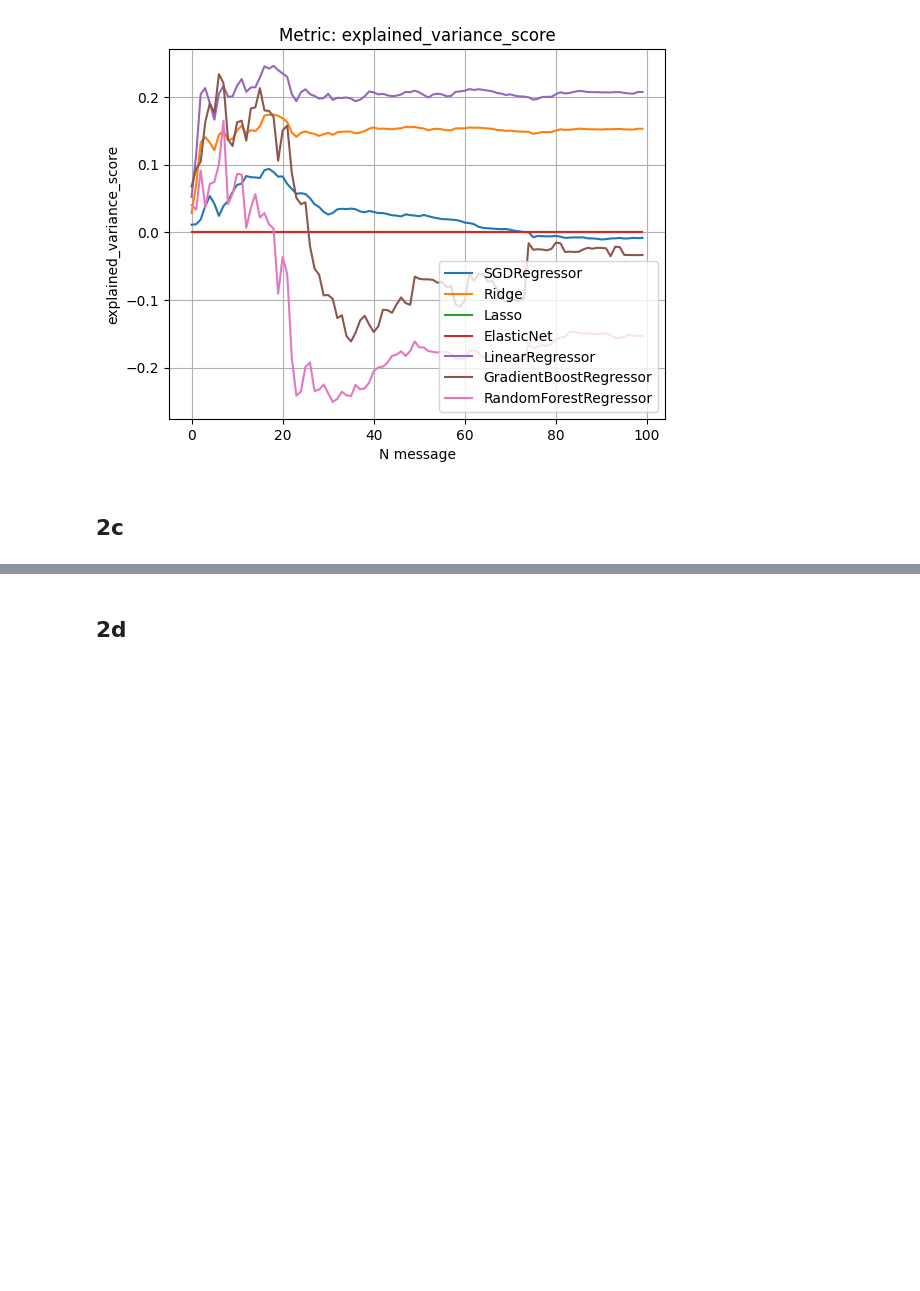
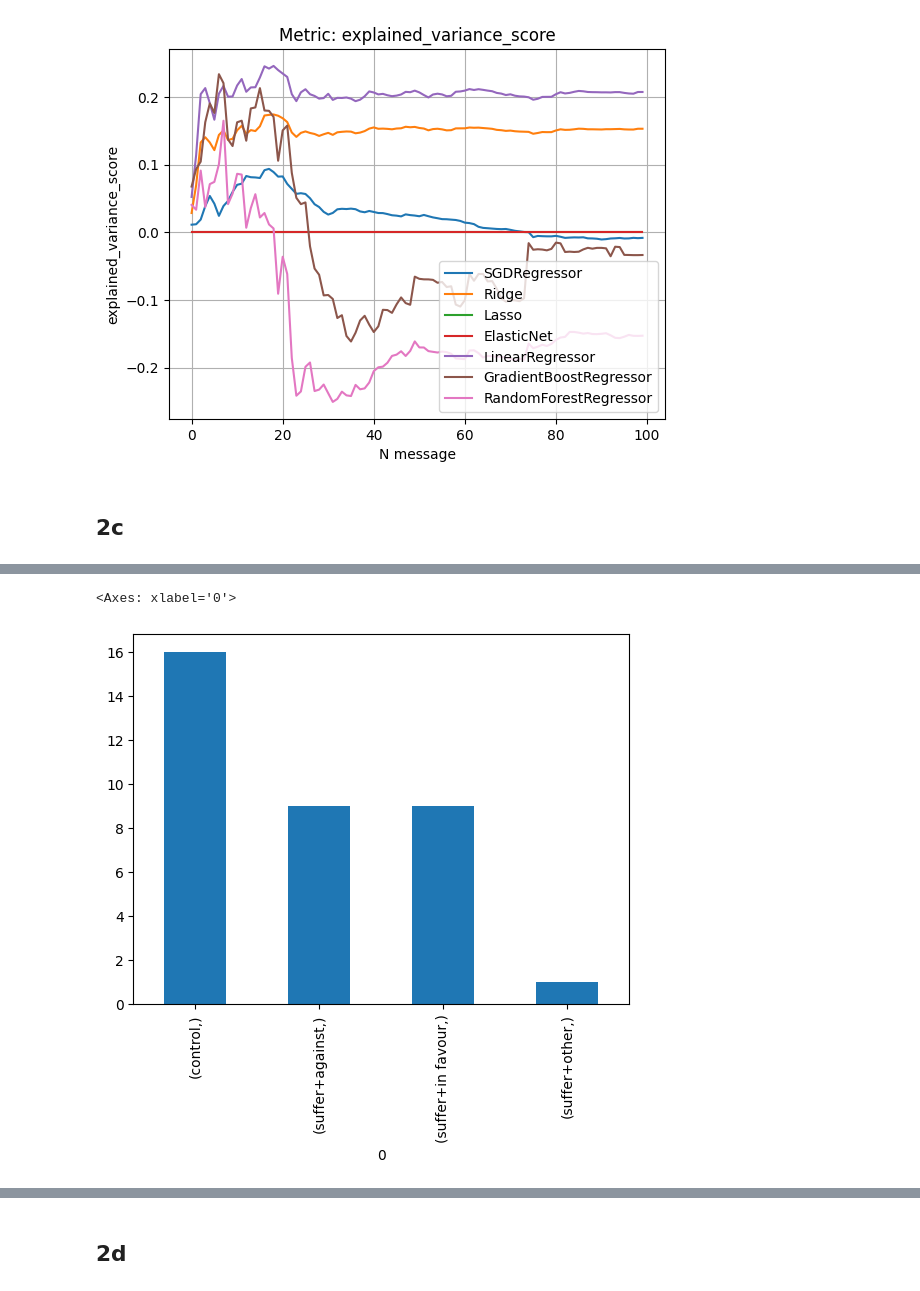
Before and after one commit to plncmm/PLN-CMM-at-MentalRiskES, a Jupyter notebook: src/models/MentalRisk_rounds.ipynb, the cells around one changed output, grey strips where cells are left out. Saved outputs shown, nothing was run; the diff lists cells and outputs as text; code cells hidden in the pictures; blank space fills up the shorter version.

```diff
--- a/src/models/MentalRisk_rounds.ipynb
+++ b/src/models/MentalRisk_rounds.ipynb
@@ -886,0 +958,5 @@ train_rounds, test_rounds = rounds_partition(rounds_2b, X_train.index)
+# %%
+pd.DataFrame(le.inverse_transform(test_rounds[0]['label'])).value_counts().plot(kind='bar')
+# %% [output]
+<Axes: xlabel='0'>
+[figure, added]
```
Also changed, not shown: parts of 29 cells of this notebook.
